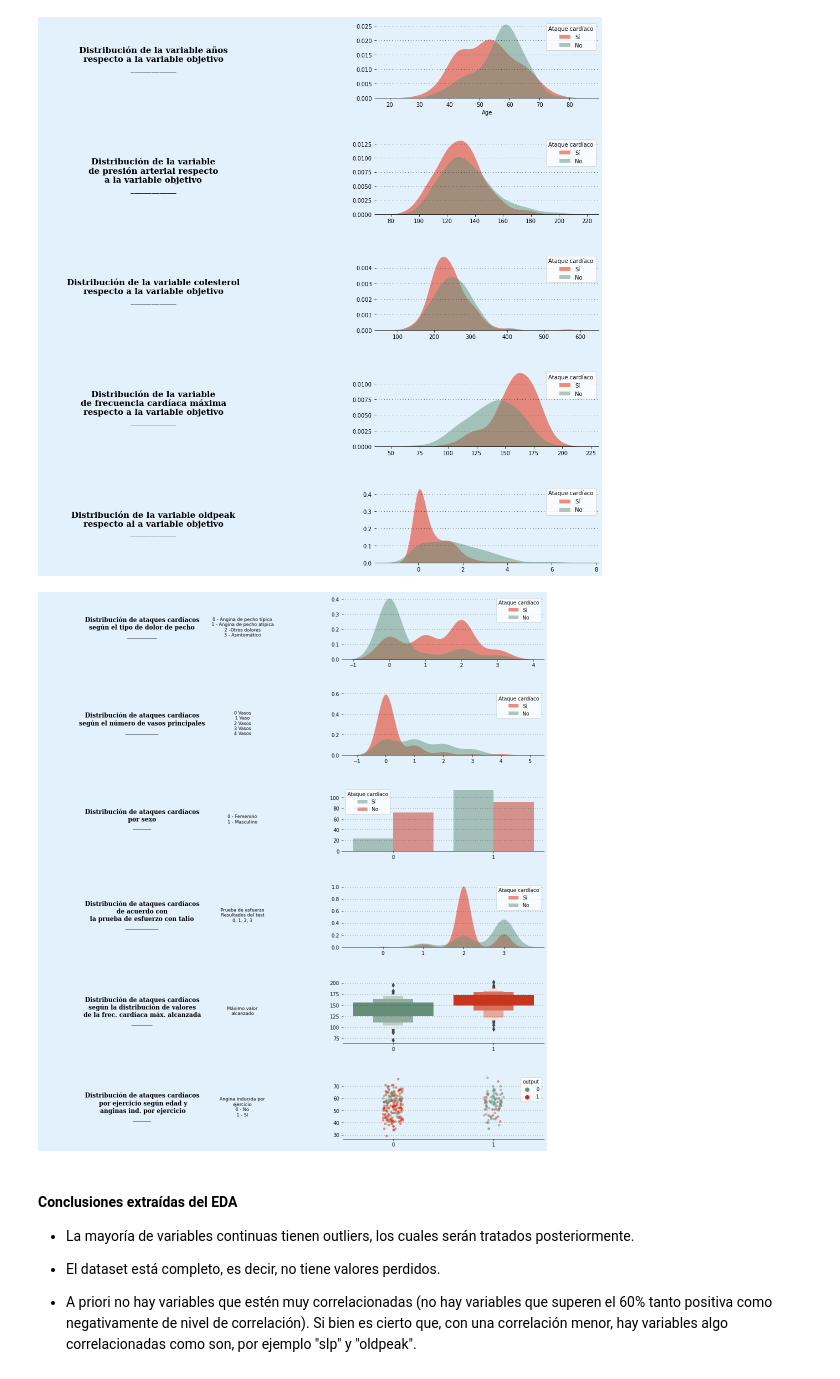
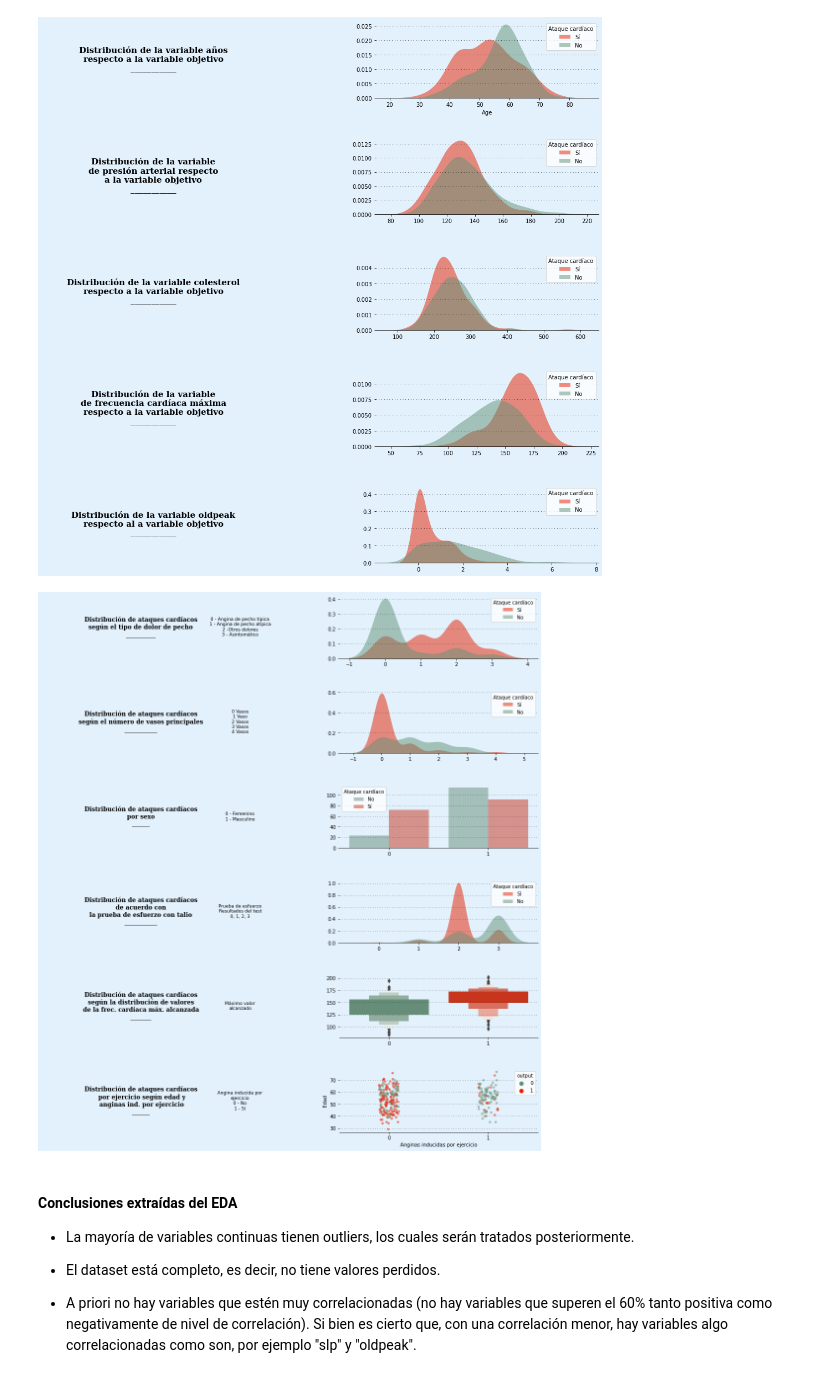
Before and after one commit to jaimesz11/Ataques_al_corazon-Clasificacion_y_analisis, a Jupyter notebook: Notebook/Notebook.ipynb, the cells around one changed output. Drawn from its saved outputs; the diff is of its cells as text; code cells hidden in the pictures.

```diff
--- a/Notebook/Notebook.ipynb
+++ b/Notebook/Notebook.ipynb
@@ -607,7 +607,7 @@ ax5.grid(color='#000000', linestyle=':', axis='y', zorder=0,  dashes=(1,5))
 sns.countplot(ax=ax5,data=df,x='sex',palette=["#609377", "#e52000"], hue='output', alpha=.5, linewidth=0)
 ax5.set_xlabel("")
 ax5.set_ylabel("")
-ax5.legend(labels=["Sí","No"], title = "Ataque cardíaco")
+ax5.legend(labels=["No","Sí"], title = "Ataque cardíaco")
 
 # Título Thall
 ax6.text(0.5,0.5,"Distribución de ataques cardíacos\nde acuerdo con\nla prueba de esfuerzo con talio\n___________",
@@ -670,36 +670,36 @@ ax10.text(0.5,0.5,"Distribución de ataques cardíacos\n por ejercicio según ed
 ax10.text(1,.5,"Angina inducida por\nejercicio\n0 - No\n1 - Sí",
         horizontalalignment = 'center',
          verticalalignment = 'center',
         fontsize = 9
         )
 ax10.spines["bottom"].set_visible(False)
 ax10.set_xticklabels([])
 ax10.set_yticklabels([])
 ax10.tick_params(left=False, bottom=False)
 
 
 # Exng
 ax11.grid(color='#000000', linestyle=':', axis='y', zorder=0,  dashes=(1,5))
 sns.stripplot(ax=ax11, data=df,x='exng',y='age',hue='output', palette=["#609377", "#e52000"], alpha=.5, linewidth=0)
-ax11.set_xlabel("")
-ax11.set_ylabel("")
+ax11.set_xlabel("Anginas inducidas por ejercicio")
+ax11.set_ylabel("Edad")
 
 
 for i in ["top","left","right"]:
     ax0.spines[i].set_visible(False)
     ax1.spines[i].set_visible(False)
     ax2.spines[i].set_visible(False)
     ax3.spines[i].set_visible(False)
     ax4.spines[i].set_visible(False)
     ax5.spines[i].set_visible(False)
     ax6.spines[i].set_visible(False)
     ax7.spines[i].set_visible(False)
     ax8.spines[i].set_visible(False)
     ax9.spines[i].set_visible(False)
     ax10.spines[i].set_visible(False)
     ax11.spines[i].set_visible(False)
 # %% [output]
-[figure, old version]
+[figure, new version]
 # %% [markdown]
 #### Conclusiones extraídas del EDA
 - La mayoría de variables continuas tienen outliers, los cuales serán tratados posteriormente.
```
